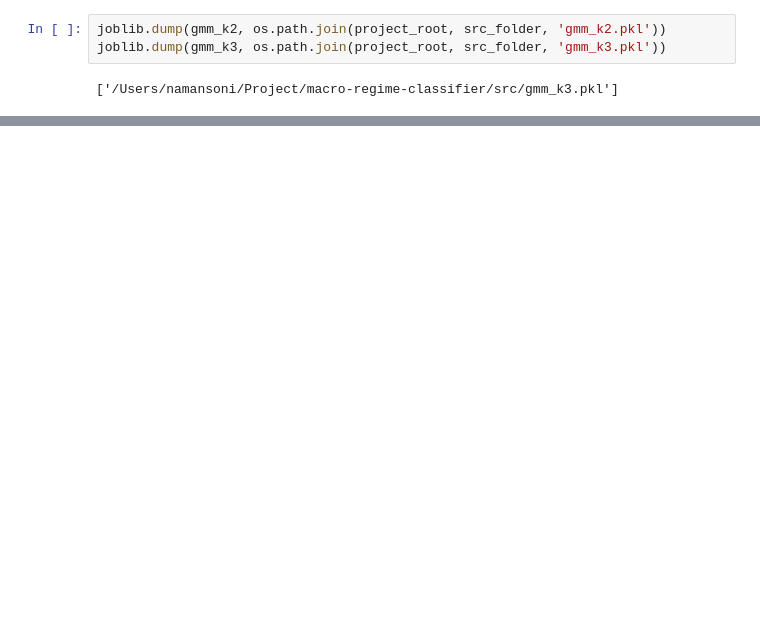
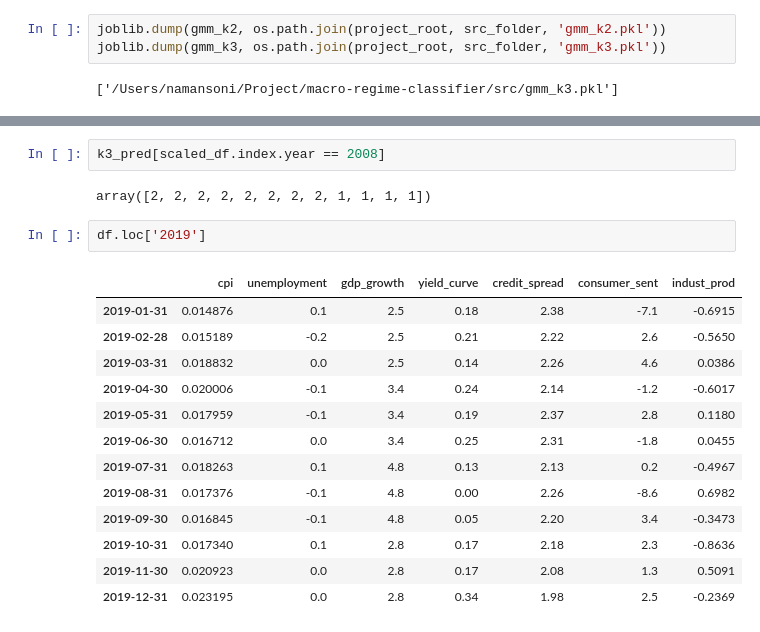
Before and after one commit to NamanSoni31/macro-regime-classifier, a Jupyter notebook: notebooks/02_regime_model.ipynb, the cells around one changed output, grey strips where cells are left out. Cells and saved outputs as stored; diff of their text form; blank space fills up the shorter version.

```diff
--- a/notebooks/02_regime_model.ipynb
+++ b/notebooks/02_regime_model.ipynb
@@ -140,0 +154,20 @@ print(k3_pred[:15])
+# %%
+k3_pred[scaled_df.index.year == 2008]
+# %% [output]
+array([2, 2, 2, 2, 2, 2, 2, 2, 1, 1, 1, 1])
+# %%
+df.loc['2019']
+# %% [output]
+|  | cpi | unemployment | gdp_growth | yield_curve | credit_spread | consumer_sent | indust_prod |
+| 2019-01-31 | 0.014876 | 0.1 | 2.5 | 0.18 | 2.38 | -7.1 | -0.6915 |
+| 2019-02-28 | 0.015189 | -0.2 | 2.5 | 0.21 | 2.22 | 2.6 | -0.5650 |
+| 2019-03-31 | 0.018832 | 0.0 | 2.5 | 0.14 | 2.26 | 4.6 | 0.0386 |
+| 2019-04-30 | 0.020006 | -0.1 | 3.4 | 0.24 | 2.14 | -1.2 | -0.6017 |
+| 2019-05-31 | 0.017959 | -0.1 | 3.4 | 0.19 | 2.37 | 2.8 | 0.1180 |
+| 2019-06-30 | 0.016712 | 0.0 | 3.4 | 0.25 | 2.31 | -1.8 | 0.0455 |
+| 2019-07-31 | 0.018263 | 0.1 | 4.8 | 0.13 | 2.13 | 0.2 | -0.4967 |
+| 2019-08-31 | 0.017376 | -0.1 | 4.8 | 0.00 | 2.26 | -8.6 | 0.6982 |
+| 2019-09-30 | 0.016845 | -0.1 | 4.8 | 0.05 | 2.20 | 3.4 | -0.3473 |
+| 2019-10-31 | 0.017340 | 0.1 | 2.8 | 0.17 | 2.18 | 2.3 | -0.8636 |
+| 2019-11-30 | 0.020923 | 0.0 | 2.8 | 0.17 | 2.08 | 1.3 | 0.5091 |
+| 2019-12-31 | 0.023195 | 0.0 | 2.8 | 0.34 | 1.98 | 2.5 | -0.2369 |
```
Also changed, not shown: parts of 9 cells of this notebook, 8 other files.
